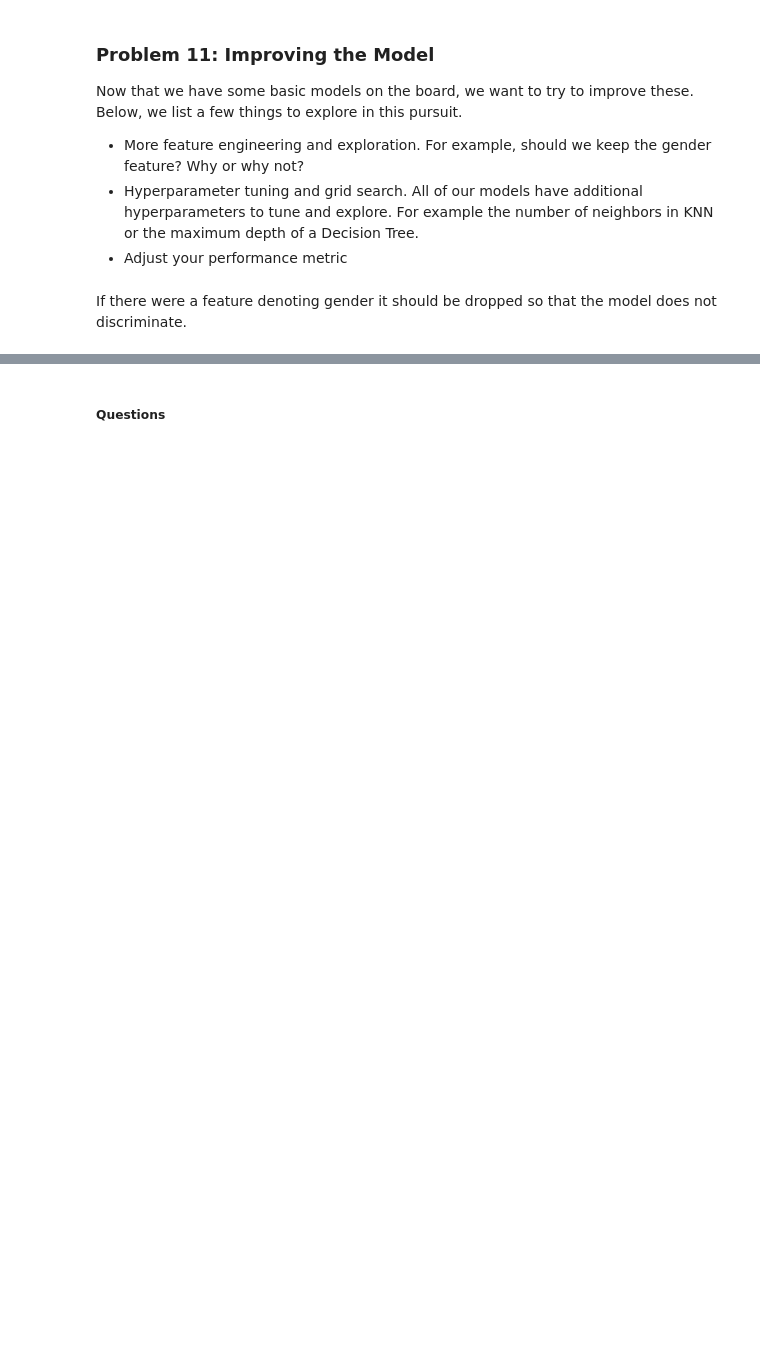
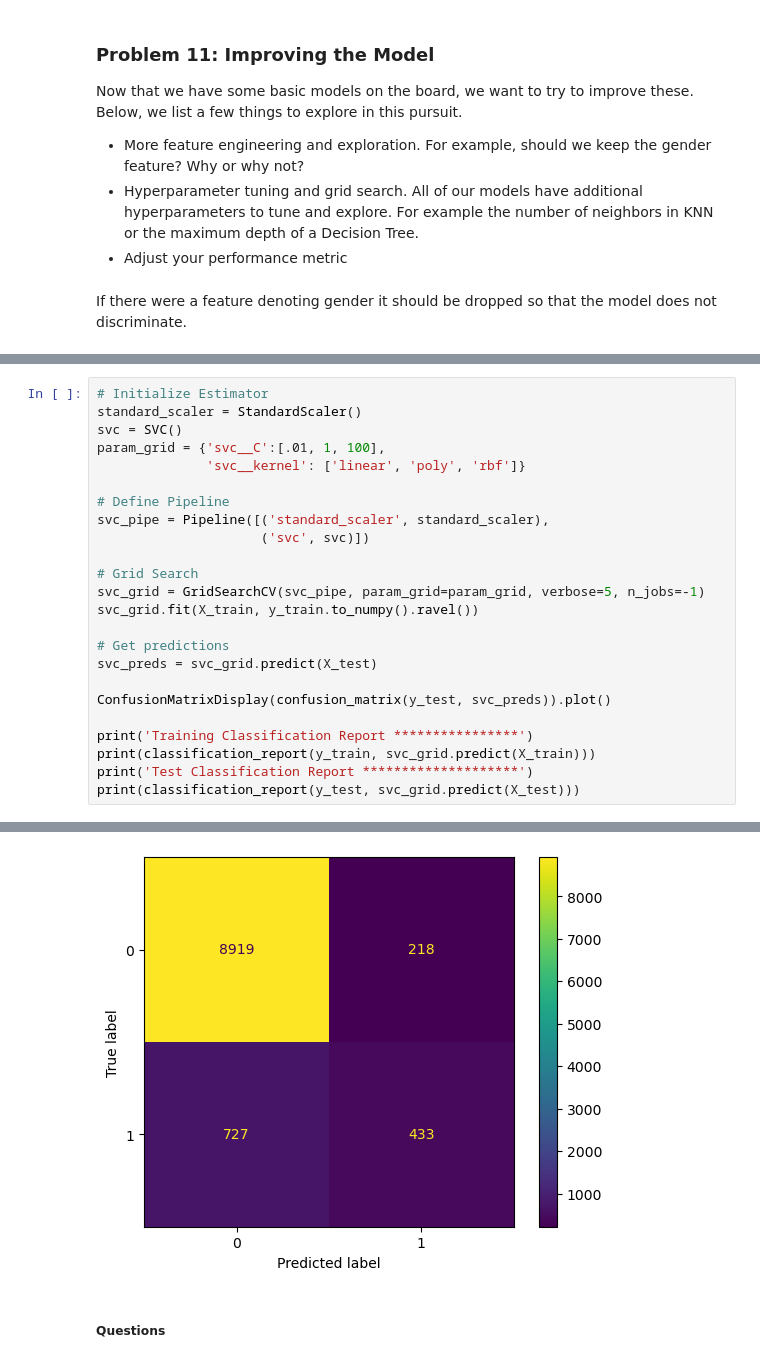
Before and after one commit to joxborrow/comparing_classifiers, a Jupyter notebook: prompt_III.ipynb, the cells around one changed output, grey strips where cells are left out. Cells and saved outputs as stored; diff of their text form; blank space fills up the shorter version.

```diff
--- a/prompt_III.ipynb
+++ b/prompt_III.ipynb
@@ -398,0 +449,25 @@ weighted avg       0.90      0.91      0.90     10297
+# %%
+# Initialize Estimator
+standard_scaler = StandardScaler()
+svc = SVC()
+param_grid = {'svc__C':[.01, 1, 100],
+              'svc__kernel': ['linear', 'poly', 'rbf']}
+
+# Define Pipeline
+svc_pipe = Pipeline([('standard_scaler', standard_scaler),
+                     ('svc', svc)])
+
+# Grid Search
+svc_grid = GridSearchCV(svc_pipe, param_grid=param_grid, verbose=5, n_jobs=-1)
+svc_grid.fit(X_train, y_train.to_numpy().ravel())
+
+# Get predictions
+svc_preds = svc_grid.predict(X_test)
+
+ConfusionMatrixDisplay(confusion_matrix(y_test, svc_preds)).plot()
+
+print('Training Classification Report ****************')
+print(classification_report(y_train, svc_grid.predict(X_train)))
+print('Test Classification Report ********************')
+print(classification_report(y_test, svc_grid.predict(X_test)))
+# %% [output]
@@ -399,2 +494,3 @@ weighted avg       0.90      0.91      0.90     10297
+[figure, added]
 # %% [markdown]
 ##### Questions
```
Also changed, not shown: parts of 7 cells of this notebook.
